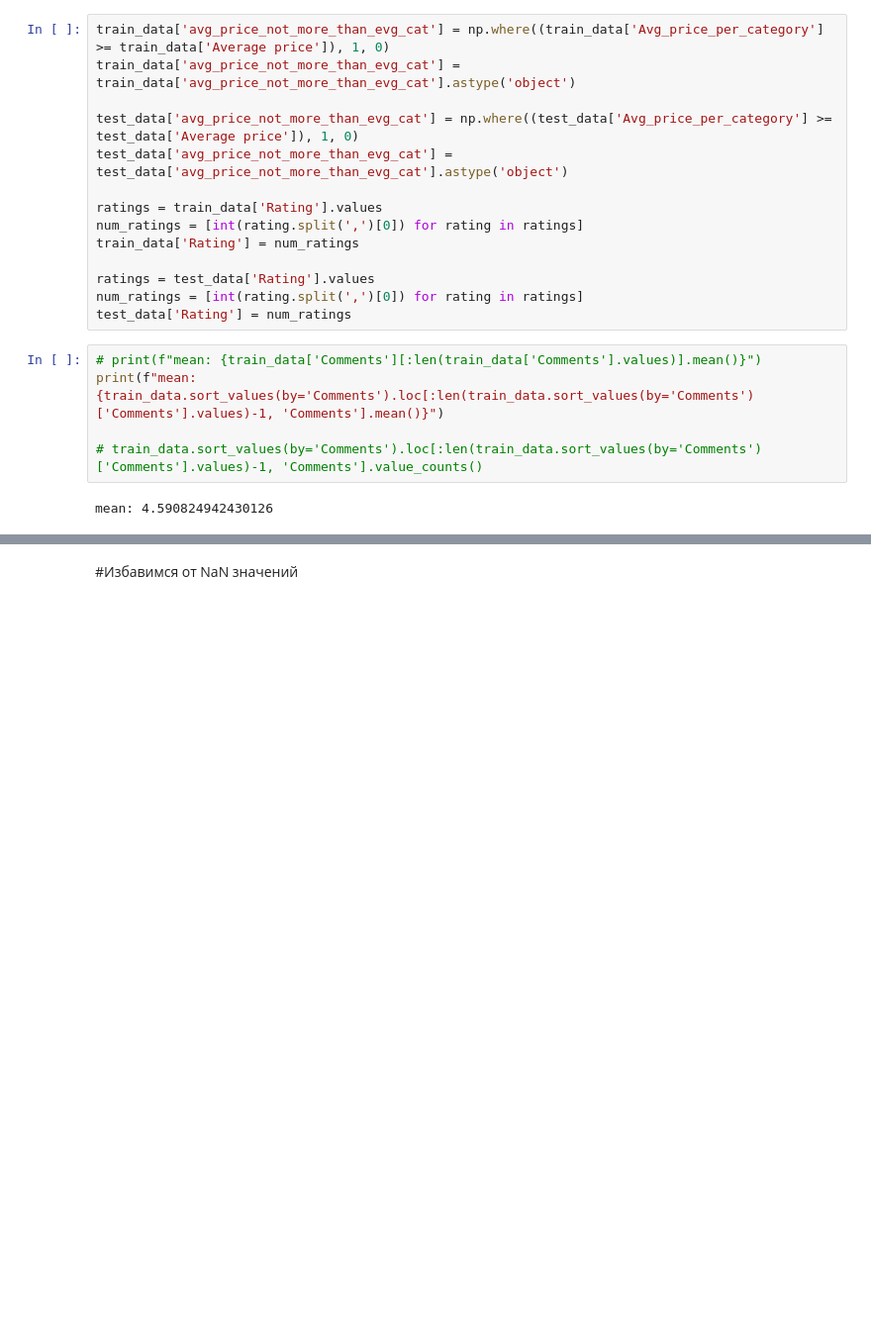
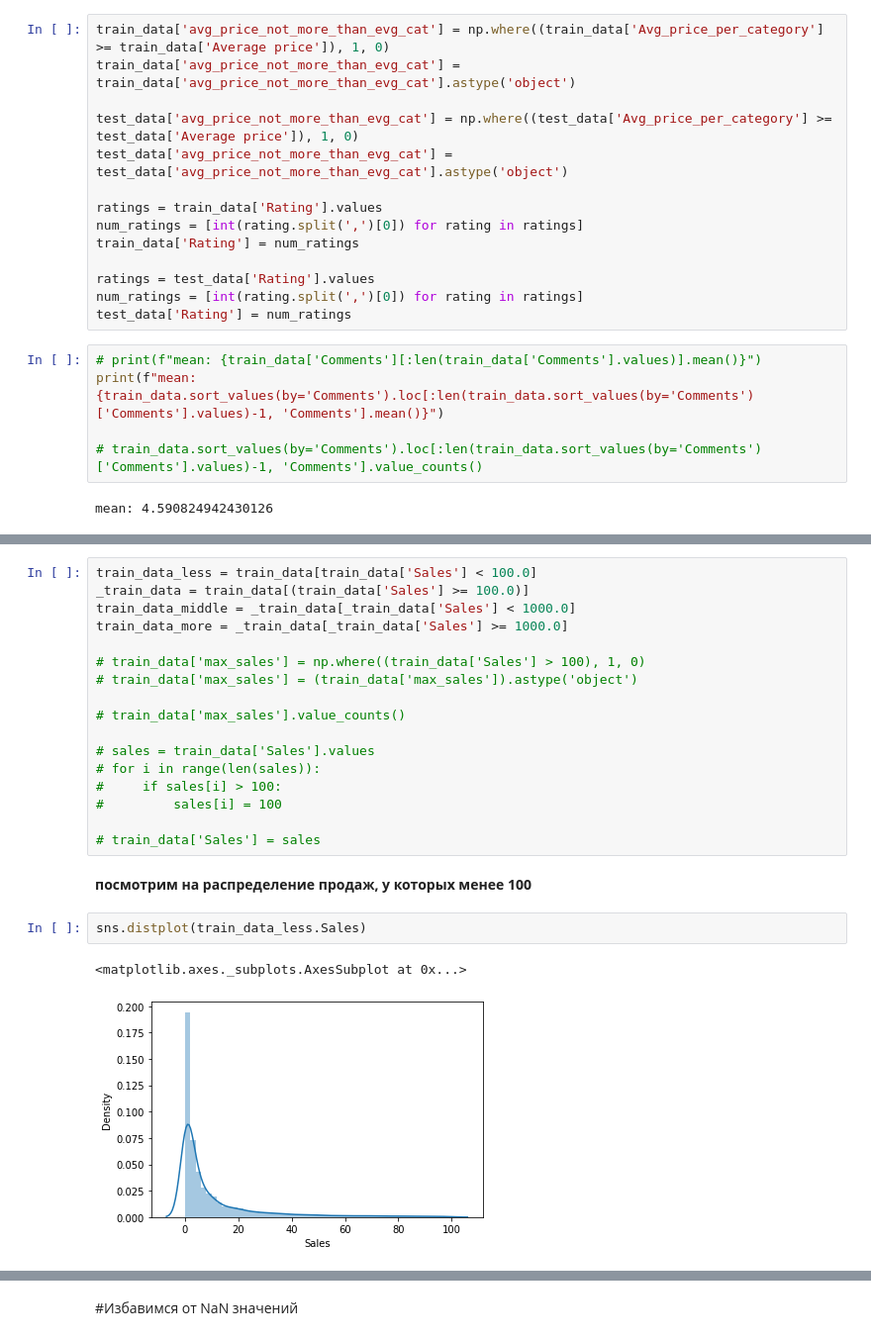
Before and after one commit to Kasymkhankhubiyev/BasicMachineLearning, a Jupyter notebook: nsu_data_competition.ipynb, the cells around one changed output, grey strips where cells are left out. Shown: that part at 99% size. Saved outputs shown, nothing was run; the diff lists cells and outputs as text; blank space fills up the shorter version.

```diff
--- a/nsu_data_competition.ipynb
+++ b/nsu_data_competition.ipynb
@@ -112,0 +101,24 @@ test_data['comments_more_than_avg'] = (test_data['Comments'] > 5).astype('int')
+# %%
+train_data_less = train_data[train_data['Sales'] < 100.0]
+_train_data = train_data[(train_data['Sales'] >= 100.0)]
+train_data_middle = _train_data[_train_data['Sales'] < 1000.0]
+train_data_more = _train_data[_train_data['Sales'] >= 1000.0]
+
+# train_data['max_sales'] = np.where((train_data['Sales'] > 100), 1, 0)
+# train_data['max_sales'] = (train_data['max_sales']).astype('object')
+
+# train_data['max_sales'].value_counts()
+
+# sales = train_data['Sales'].values
+# for i in range(len(sales)):
+#     if sales[i] > 100:
+#         sales[i] = 100
+
+# train_data['Sales'] = sales
+# %% [markdown]
+**посмотрим на распределение продаж, у которых менее 100**
+# %%
+sns.distplot(train_data_less.Sales)
+# %% [output]
+<matplotlib.axes._subplots.AxesSubplot at 0x...>
+[figure, added]
```
Also changed, not shown: parts of 65 cells of this notebook.
